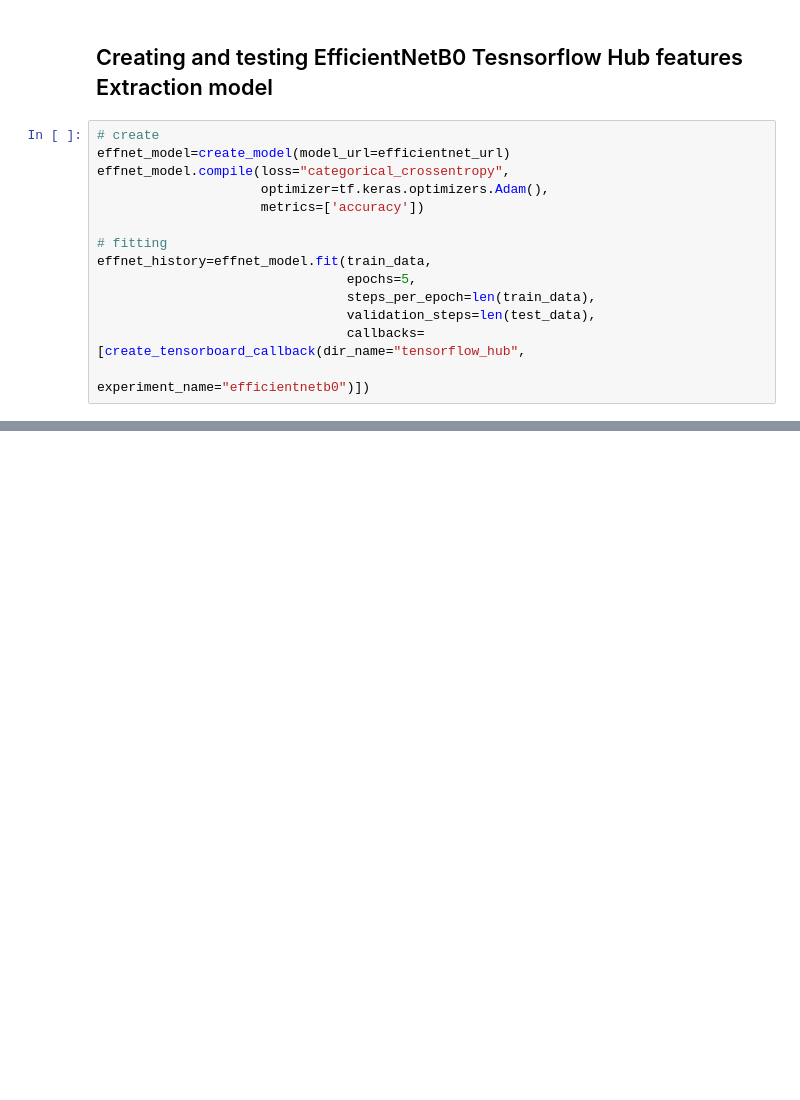
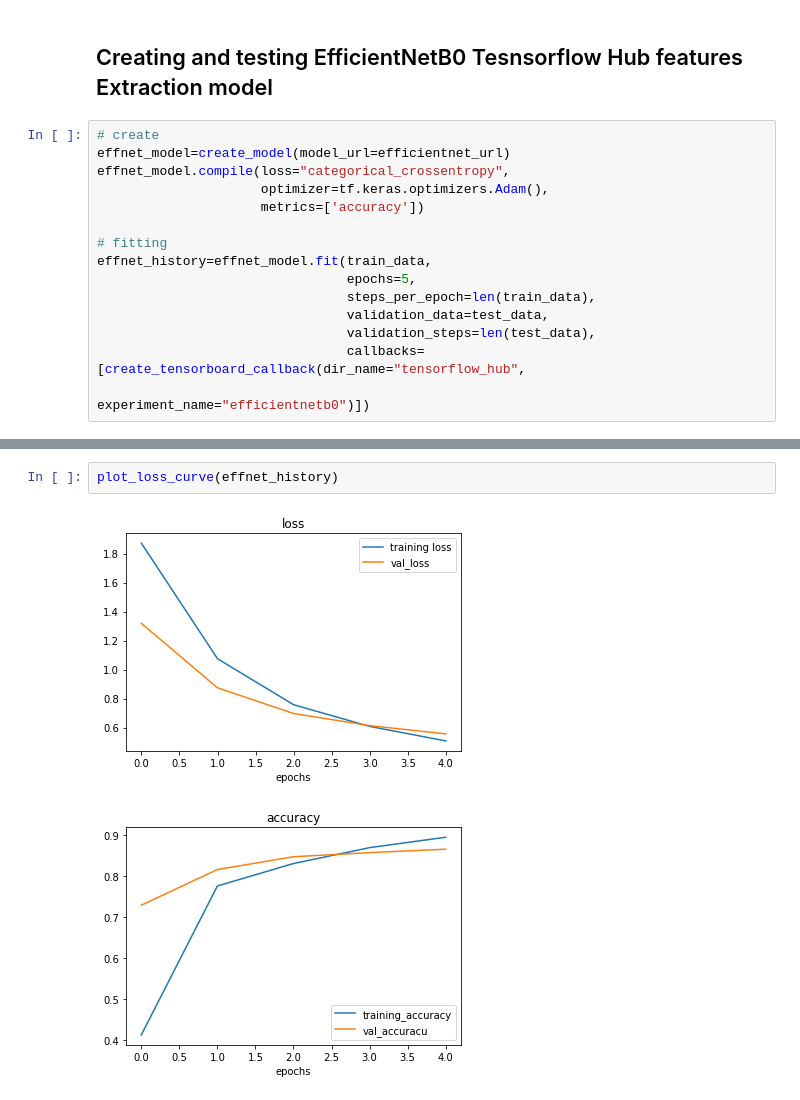
Before and after one commit to Henil21/Intro_to_computer_vision_and_CNN, a Jupyter notebook: Transfer_learning_Part_1.ipynb, the cells around one changed output, grey strips where cells are left out. Drawn from its saved outputs; the diff is of its cells as text; blank space fills up the shorter version.

```diff
--- a/Transfer_learning_Part_1.ipynb
+++ b/Transfer_learning_Part_1.ipynb
@@ -256,6 +256,7 @@ effnet_model.compile(loss="categorical_crossentropy",
 effnet_history=effnet_model.fit(train_data,
                                 epochs=5,
                                 steps_per_epoch=len(train_data),
+                                validation_data=test_data,
                                 validation_steps=len(test_data),
                                 callbacks=[create_tensorboard_callback(dir_name="tensorflow_hub",
                                                                        experiment_name="efficientnetb0")])
@@ -274,0 +276,5 @@ Epoch 5/5
+# %%
+plot_loss_curve(effnet_history)
+# %% [output]
+[figure, added]
+[figure, added]
```
Also changed, not shown: parts of 1 cell of this notebook.
